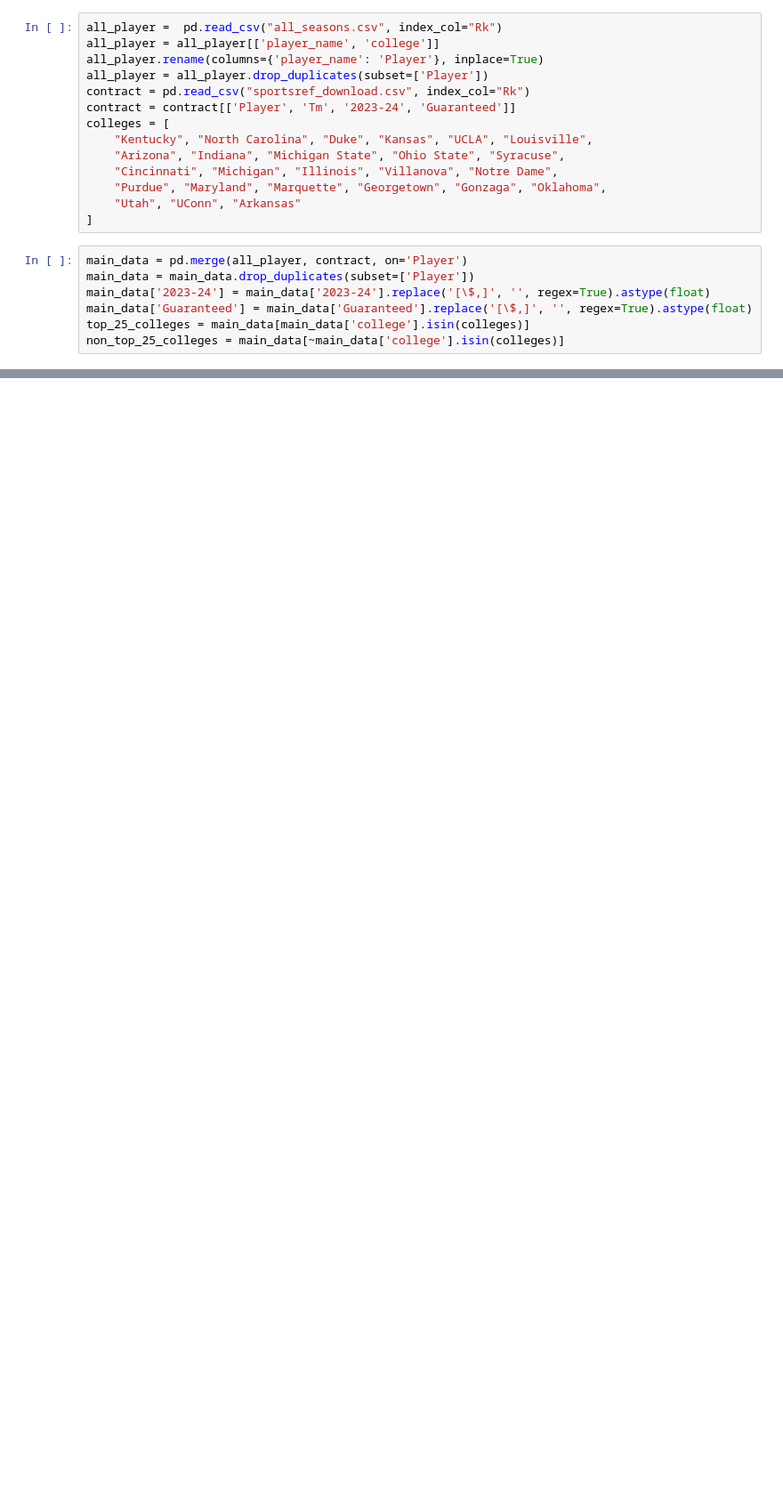
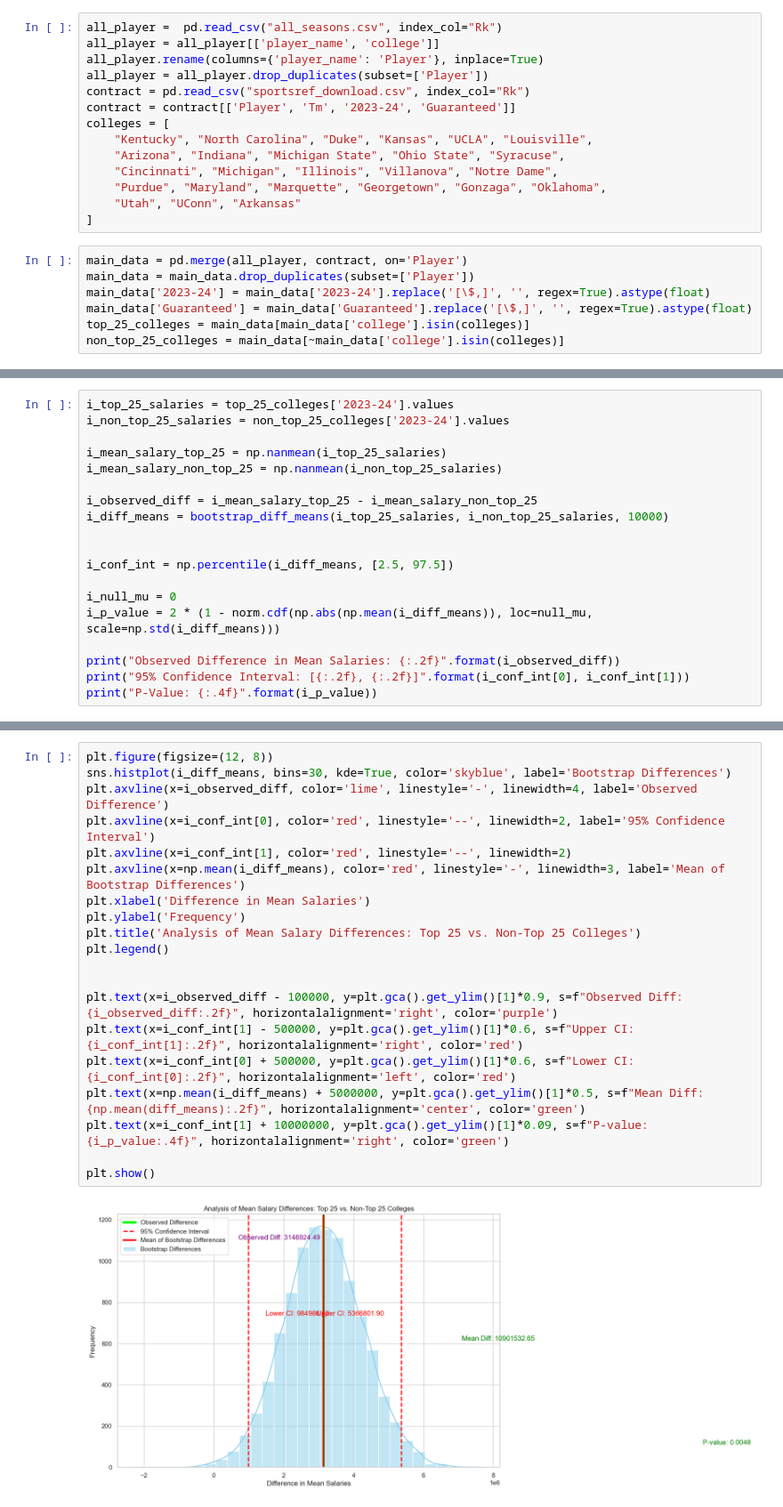
Before and after one commit to RDPJ04/Project-216, a Jupyter notebook: data.ipynb, the cells around one changed output, grey strips where cells are left out. Shown: that part at 89% size. Cells and saved outputs as stored; diff of their text form; blank space fills up the shorter version.

```diff
--- a/data.ipynb
+++ b/data.ipynb
@@ -52,0 +104,19 @@ plt.show()
+# %%
+i_top_25_salaries = top_25_colleges['2023-24'].values
+i_non_top_25_salaries = non_top_25_colleges['2023-24'].values
+
+i_mean_salary_top_25 = np.nanmean(i_top_25_salaries)
+i_mean_salary_non_top_25 = np.nanmean(i_non_top_25_salaries)
+
+i_observed_diff = i_mean_salary_top_25 - i_mean_salary_non_top_25
+i_diff_means = bootstrap_diff_means(i_top_25_salaries, i_non_top_25_salaries, 10000)
+
+
+i_conf_int = np.percentile(i_diff_means, [2.5, 97.5])
+
+i_null_mu = 0
+i_p_value = 2 * (1 - norm.cdf(np.abs(np.mean(i_diff_means)), loc=null_mu, scale=np.std(i_diff_means)))
+
+print("Observed Difference in Mean Salaries: {:.2f}".format(i_observed_diff))
+print("95% Confidence Interval: [{:.2f}, {:.2f}]".format(i_conf_int[0], i_conf_int[1]))
+print("P-Value: {:.4f}".format(i_p_value))
@@ -52,0 +127,22 @@ plt.show()
+# %%
+plt.figure(figsize=(12, 8))
+sns.histplot(i_diff_means, bins=30, kde=True, color='skyblue', label='Bootstrap Differences')
+plt.axvline(x=i_observed_diff, color='lime', linestyle='-', linewidth=4, label='Observed Difference')
+plt.axvline(x=i_conf_int[0], color='red', linestyle='--', linewidth=2, label='95% Confidence Interval')
+plt.axvline(x=i_conf_int[1], color='red', linestyle='--', linewidth=2)
+plt.axvline(x=np.mean(i_diff_means), color='red', linestyle='-', linewidth=3, label='Mean of Bootstrap Differences')
+plt.xlabel('Difference in Mean Salaries')
+plt.ylabel('Frequency')
+plt.title('Analysis of Mean Salary Differences: Top 25 vs. Non-Top 25 Colleges')
+plt.legend()
+
+
+plt.text(x=i_observed_diff - 100000, y=plt.gca().get_ylim()[1]*0.9, s=f"Observed Diff: {i_observed_diff:.2f}", horizontalalignment='right', color='purple')
+plt.text(x=i_conf_int[1] - 500000, y=plt.gca().get_ylim()[1]*0.6, s=f"Upper CI: {i_conf_int[1]:.2f}", horizontalalignment='right', color='red')
+plt.text(x=i_conf_int[0] + 500000, y=plt.gca().get_ylim()[1]*0.6, s=f"Lower CI: {i_conf_int[0]:.2f}", horizontalalignment='left', color='red')
+plt.text(x=np.mean(i_diff_means) + 5000000, y=plt.gca().get_ylim()[1]*0.5, s=f"Mean Diff: {np.mean(diff_means):.2f}", horizontalalignment='center', color='green')
+plt.text(x=i_conf_int[1] + 10000000, y=plt.gca().get_ylim()[1]*0.09, s=f"P-value: {i_p_value:.4f}", horizontalalignment='right', color='green')
+
+plt.show()
+# %% [output]
+[figure, added]
```
Also changed, not shown: parts of 7 cells of this notebook.
